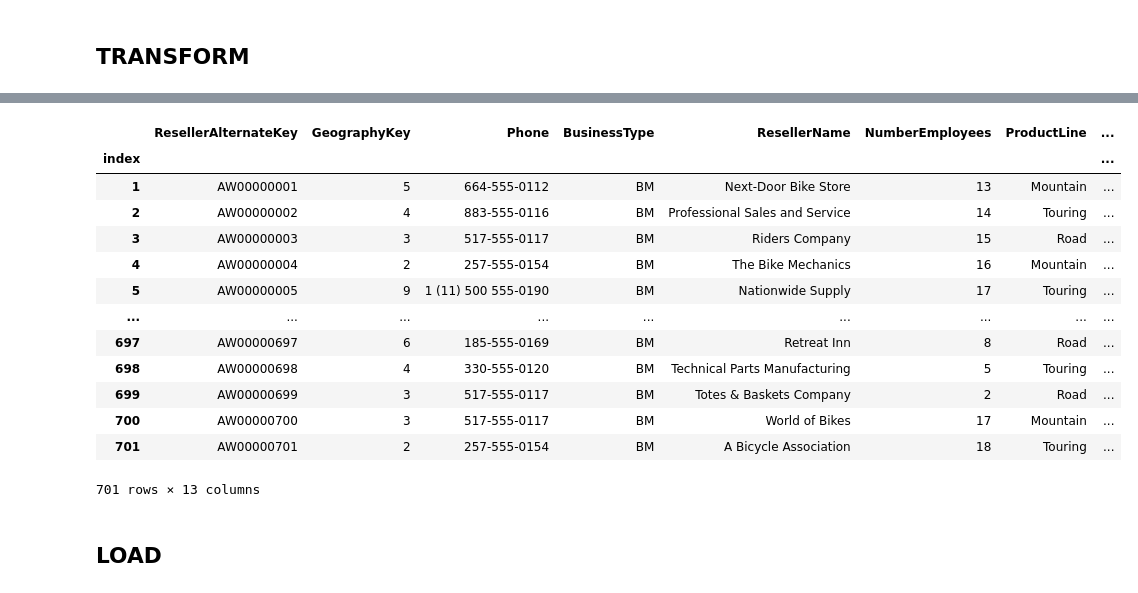
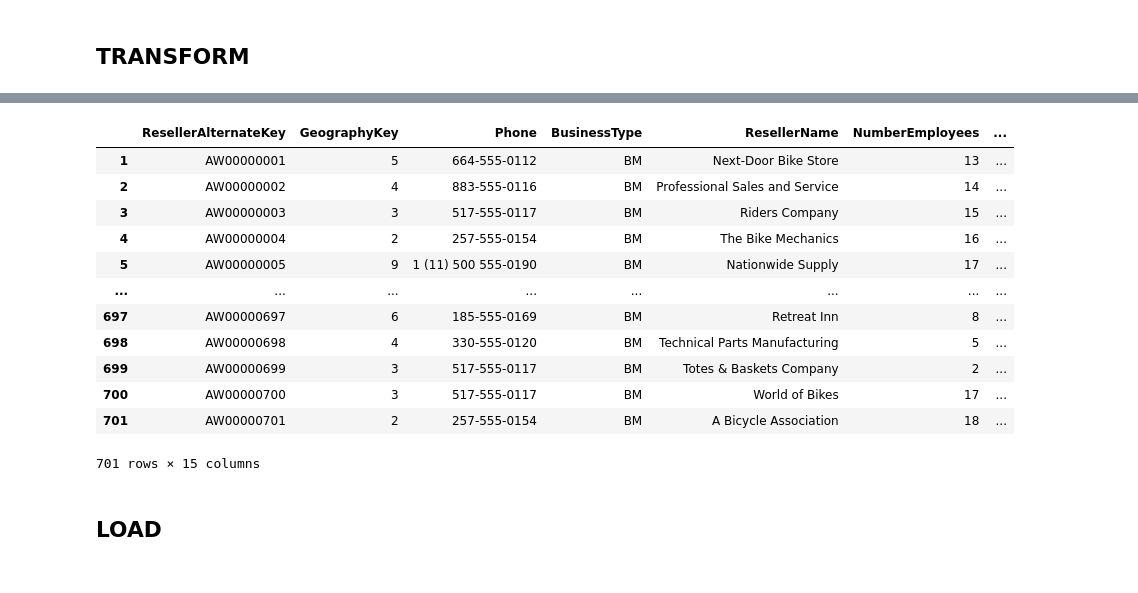
Before and after one commit to paulrojasg/data_science_part_4, a Jupyter notebook: DimReseller.ipynb, the cells around one changed output, grey strips where cells are left out. Drawn from its saved outputs; the diff is of its cells as text; code cells hidden in the pictures.

Commit message:
Fixed small count discrepancy in DimReseller and added First and Last order year

```diff
--- a/DimReseller.ipynb
+++ b/DimReseller.ipynb
@@ -21,10 +38,16 @@ business_entity_address = pd.read_sql_query('SELECT * FROM [Person].[BusinessEnt
 # %%
 #Merging data frames
 merged_df = store.merge(store_demographics, on='BusinessEntityID', how='inner')
+merged_df = merged_df.rename(columns={'BusinessEntityID': 'StoreID'})
 merged_df = merged_df.merge(person_phone, left_on='SalesPersonID', right_on='BusinessEntityID', how='inner')
 merged_df = merged_df.merge(sales_person, left_on='SalesPersonID', right_on='BusinessEntityID', how='inner')
 merged_df = merged_df.merge(dim_geography, left_on='TerritoryID', right_on='GeographyKey', how='inner')
-merged_df = merged_df.merge(business_entity_address, left_on='BusinessEntityID', right_on='BusinessEntityID', how='inner', suffixes=('_store', '_address'))
+
+#Remove duplicates keeping the latest address before merging
+business_entity_address = business_entity_address.drop_duplicates(subset='BusinessEntityID', keep='last')
+
+merged_df = merged_df.merge(business_entity_address, left_on='StoreID',right_on='BusinessEntityID', how='inner', suffixes=('_store', '_address'))
 merged_df = merged_df.merge(address, left_on='AddressID', right_on='AddressID', how='inner')
-merged_df.columns
+print(merged_df.columns)
+merged_df[['StoreID', 'Name_x', 'SalesPersonID', 'PhoneNumber', 'GeographyKey']]
 # %% [output]
@@ -42,0 +79,3 @@ Index(['BusinessEntityID_x', 'Name_x', 'SalesPersonID', 'Demographics',
+# %%
+sales_order_header = sales_order_header.merge(customer[['CustomerID', 'StoreID']], on='CustomerID', how='left')
+sales_order_header
@@ -47,9 +100,10 @@ def generateAlternateKey(ind):
     alternateKey = 'AW' + '0'*zeros + str(ind)
     return alternateKey
 # %%
+merged_df = merged_df.sort_values(by='StoreID')
 merged_df = merged_df.reset_index(drop=False)
 merged_df['index'] = merged_df['index'] + 1
 merged_df.set_index('index', inplace=True)
 merged_df['ResellerAlternateKey'] = merged_df.index.to_series().apply(generateAlternateKey)
-merged_df[['BusinessEntityID', 'ResellerAlternateKey']]
+merged_df[['StoreID', 'ResellerAlternateKey']]
 # %% [output]
@@ -69 +123,12 @@ merged_df[['BusinessEntityID', 'ResellerAlternateKey']]
 701 rows × 2 columns
+# %%
+# Convert OrderDate to datetime and extract the year
+sales_order_header['OrderDate'] = pd.to_datetime(sales_order_header['OrderDate']).dt.year
+
+# Find the first and last order year for each StoreID
+order_years = sales_order_header.groupby('StoreID').agg(FirstOrderYear=('OrderDate', 'min'), LastOrderYear=('OrderDate', 'max')).reset_index()
+
+# Merge with merged_df
+merged_df = merged_df.merge(order_years, on='StoreID', how='left')
+
+merged_df[['StoreID', 'ResellerAlternateKey', 'FirstOrderYear', 'LastOrderYear']]
@@ -70,32 +149,33 @@ merged_df[['BusinessEntityID', 'ResellerAlternateKey']]
 # %%
 # Column Selection
-result = merged_df[['ResellerAlternateKey', 'GeographyKey', 'PhoneNumber', 'BusinessType', 'Name_x', 'NumberEmployees', 'Specialty', 'AddressLine1', 'AddressLine2',
+result = merged_df[['ResellerAlternateKey', 'GeographyKey', 'PhoneNumber', 'BusinessType', 'Name_x', 'NumberEmployees', 'FirstOrderYear', 'LastOrderYear','Specialty', 'AddressLine1', 'AddressLine2',
            'AnnualSales', 'BankName', 'AnnualRevenue', 'YearOpened']]
 
 #Renaming
 # Create a copy of the DataFrame to avoid SettingWithCopyWarning
 result = result.copy()
 
 result = result.rename(columns={'PhoneNumber': 'Phone',
                         'Name_x': 'ResellerName',
                         'Specialty': 'ProductLine'})
 
+result.index +=1
+
 result
 # %% [output]
-|  | ResellerAlternateKey | GeographyKey | Phone | BusinessType | ResellerName | NumberEmployees | ProductLine | ... |
-| index |  |  |  |  |  |  |  | ... |
-| 1 | AW00000001 | 5 | 664-555-0112 | BM | Next-Door Bike Store | 13 | Mountain | ... |
-| 2 | AW00000002 | 4 | 883-555-0116 | BM | Professional Sales and Service | 14 | Touring | ... |
-| 3 | AW00000003 | 3 | 517-555-0117 | BM | Riders Company | 15 | Road | ... |
-| 4 | AW00000004 | 2 | 257-555-0154 | BM | The Bike Mechanics | 16 | Mountain | ... |
-| 5 | AW00000005 | 9 | 1 (11) 500 555-0190 | BM | Nationwide Supply | 17 | Touring | ... |
-| ... | ... | ... | ... | ... | ... | ... | ... | ... |
-| 697 | AW00000697 | 6 | 185-555-0169 | BM | Retreat Inn | 8 | Road | ... |
-| 698 | AW00000698 | 4 | 330-555-0120 | BM | Technical Parts Manufacturing | 5 | Touring | ... |
-| 699 | AW00000699 | 3 | 517-555-0117 | BM | Totes & Baskets Company | 2 | Road | ... |
-| 700 | AW00000700 | 3 | 517-555-0117 | BM | World of Bikes | 17 | Mountain | ... |
-| 701 | AW00000701 | 2 | 257-555-0154 | BM | A Bicycle Association | 18 | Touring | ... |
+|  | ResellerAlternateKey | GeographyKey | Phone | BusinessType | ResellerName | NumberEmployees | ... |
+| 1 | AW00000001 | 5 | 664-555-0112 | BM | Next-Door Bike Store | 13 | ... |
+| 2 | AW00000002 | 4 | 883-555-0116 | BM | Professional Sales and Service | 14 | ... |
+| 3 | AW00000003 | 3 | 517-555-0117 | BM | Riders Company | 15 | ... |
+| 4 | AW00000004 | 2 | 257-555-0154 | BM | The Bike Mechanics | 16 | ... |
+| 5 | AW00000005 | 9 | 1 (11) 500 555-0190 | BM | Nationwide Supply | 17 | ... |
+| ... | ... | ... | ... | ... | ... | ... | ... |
+| 697 | AW00000697 | 6 | 185-555-0169 | BM | Retreat Inn | 8 | ... |
+| 698 | AW00000698 | 4 | 330-555-0120 | BM | Technical Parts Manufacturing | 5 | ... |
+| 699 | AW00000699 | 3 | 517-555-0117 | BM | Totes & Baskets Company | 2 | ... |
+| 700 | AW00000700 | 3 | 517-555-0117 | BM | World of Bikes | 17 | ... |
+| 701 | AW00000701 | 2 | 257-555-0154 | BM | A Bicycle Association | 18 | ... |
-701 rows × 13 columns
+701 rows × 15 columns
 # %% [markdown]
 ## LOAD
 # %%
```
Also changed, not shown: parts of 7 cells of this notebook, 1 other file.
